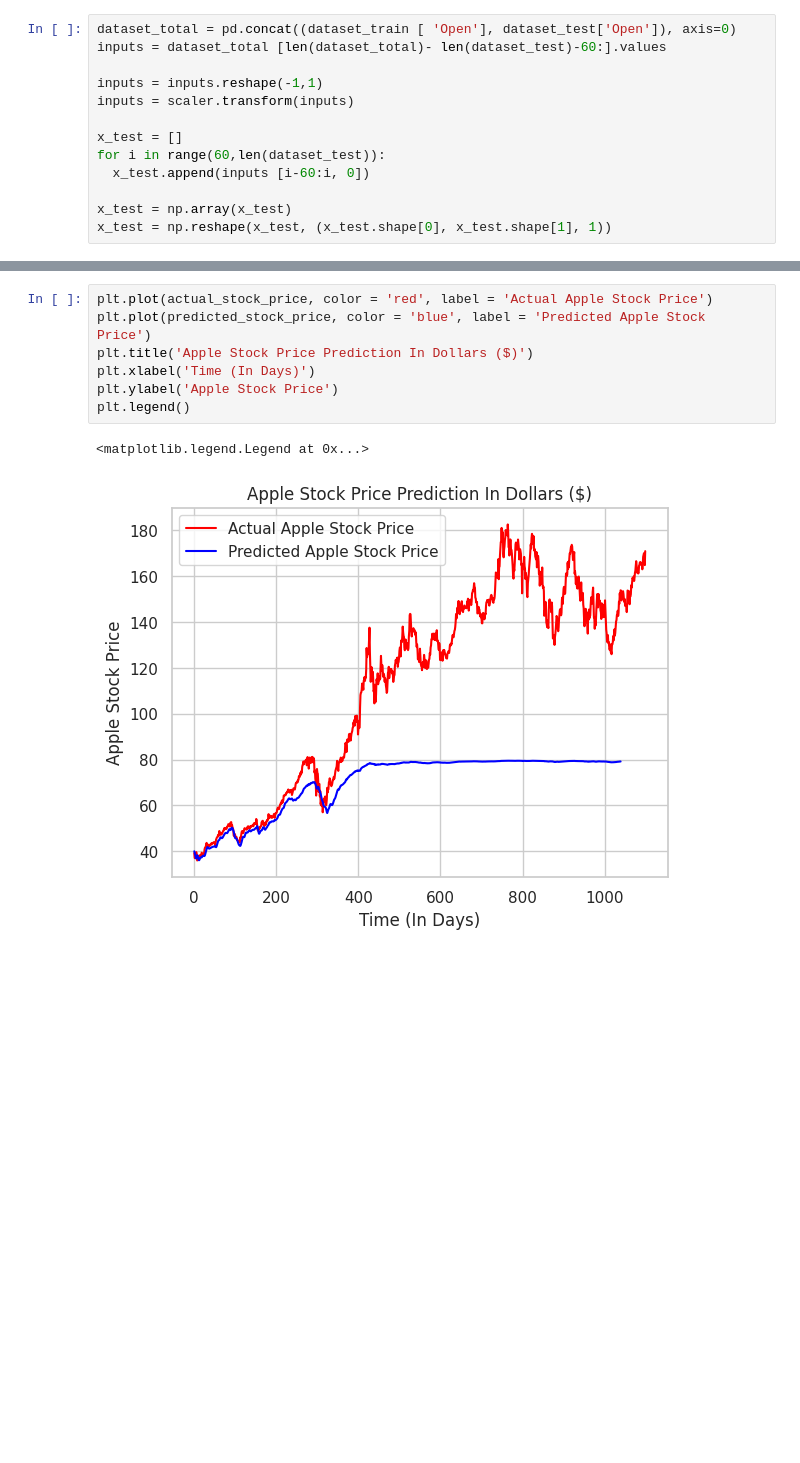
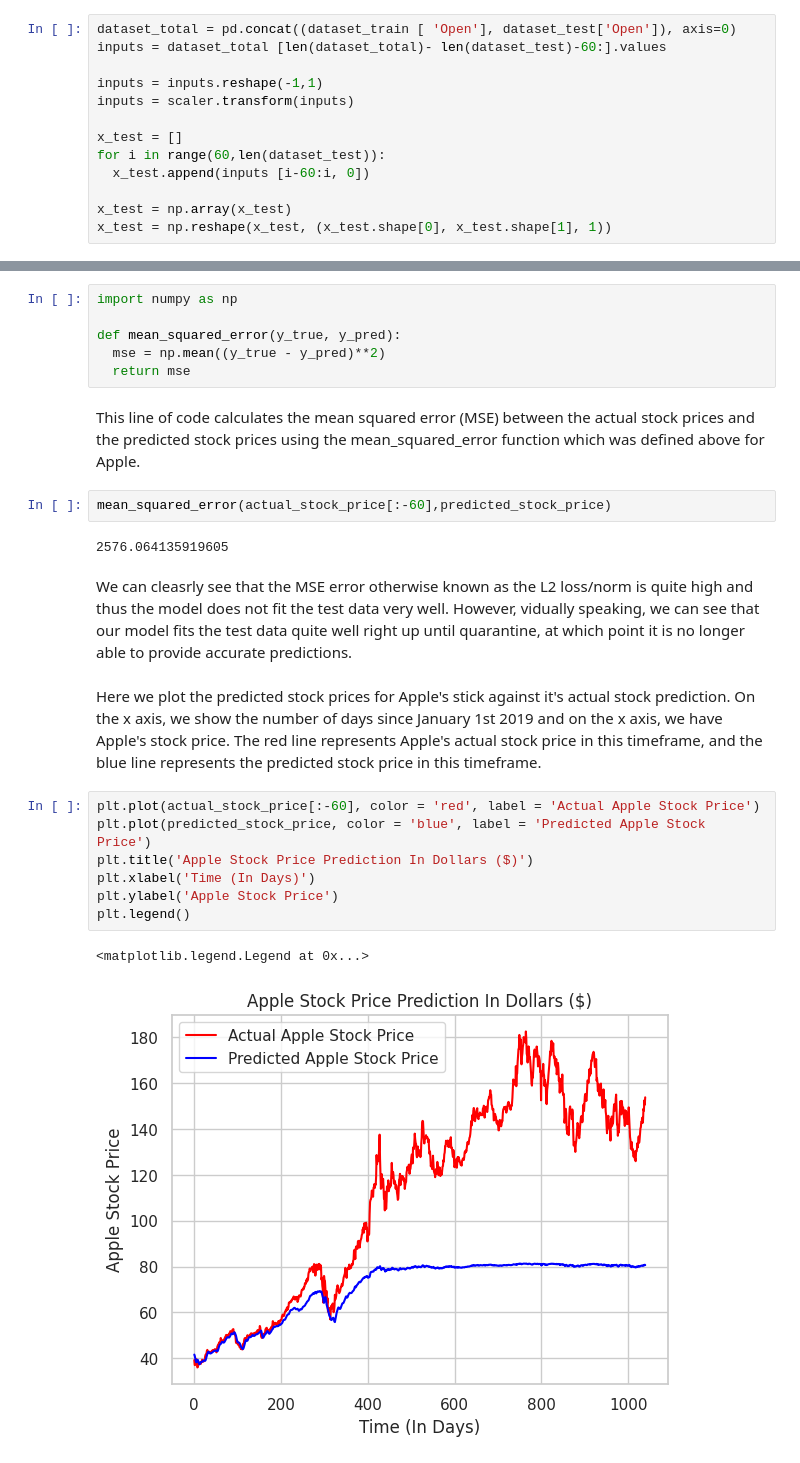
Before and after one commit to tejasking62/StockPricePredictor, a Jupyter notebook: 320 Final Project.ipynb, the cells around one changed output, grey strips where cells are left out. Saved outputs shown, nothing was run; the diff lists cells and outputs as text; blank space fills up the shorter version.

```diff
--- a/320 Final Project.ipynb
+++ b/320 Final Project.ipynb
@@ -1004,10 +1037,26 @@ predicted_stock_price = scaler.inverse_transform(predicted_stock_price)
+# %%
+import numpy as np
+
+def mean_squared_error(y_true, y_pred):
+  mse = np.mean((y_true - y_pred)**2)
+  return mse
+# %% [markdown]
+This line of code calculates the mean squared error (MSE) between the actual stock prices and the predicted stock prices using the mean_squared_error function which was defined above for Apple.
+# %%
+mean_squared_error(actual_stock_price[:-60],predicted_stock_price)
+# %% [output]
+2576.064135919605
+# %% [markdown]
+We can cleasrly see that the MSE error otherwise known as the L2 loss/norm is quite high and thus the model does not fit the test data very well. However, vidually speaking, we can see that our model fits the test data quite well right up until quarantine, at which point it is no longer able to provide accurate predictions.
+# %% [markdown]
+Here we plot the predicted stock prices for Apple's stick against it's actual stock prediction. On the x axis, we show the number of days since January 1st 2019 and on the x axis, we have Apple's stock price. The red line represents Apple's actual stock price in this timeframe, and the blue line represents the predicted stock price in this timeframe.
 # %%
-plt.plot(actual_stock_price, color = 'red', label = 'Actual Apple Stock Price')
+plt.plot(actual_stock_price[:-60], color = 'red', label = 'Actual Apple Stock Price')
 plt.plot(predicted_stock_price, color = 'blue', label = 'Predicted Apple Stock Price')
 plt.title('Apple Stock Price Prediction In Dollars ($)')
 plt.xlabel('Time (In Days)')
 plt.ylabel('Apple Stock Price')
 plt.legend()
 # %% [output]
 <matplotlib.legend.Legend at 0x...>
-[figure, old version]
+[figure, new version]
```
Also changed, not shown: parts of 55 cells of this notebook.
